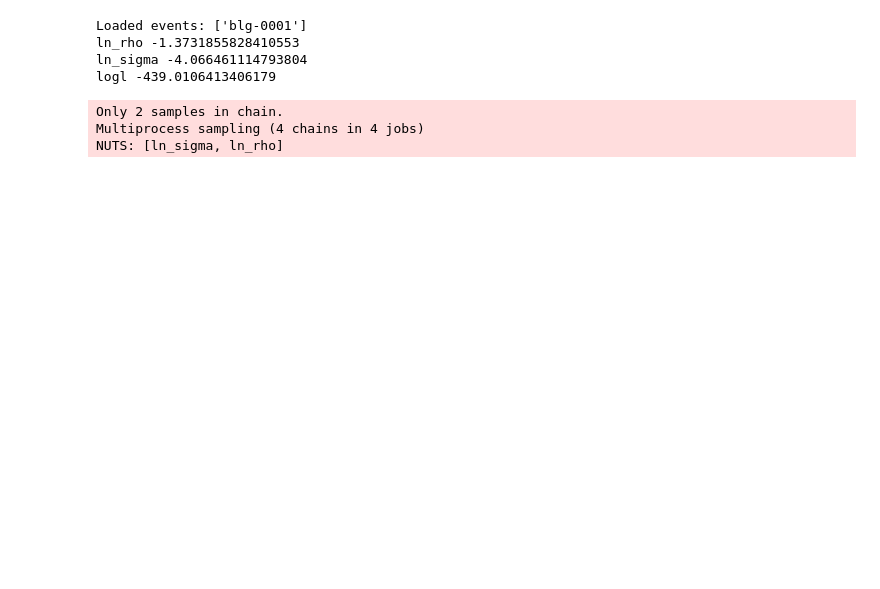
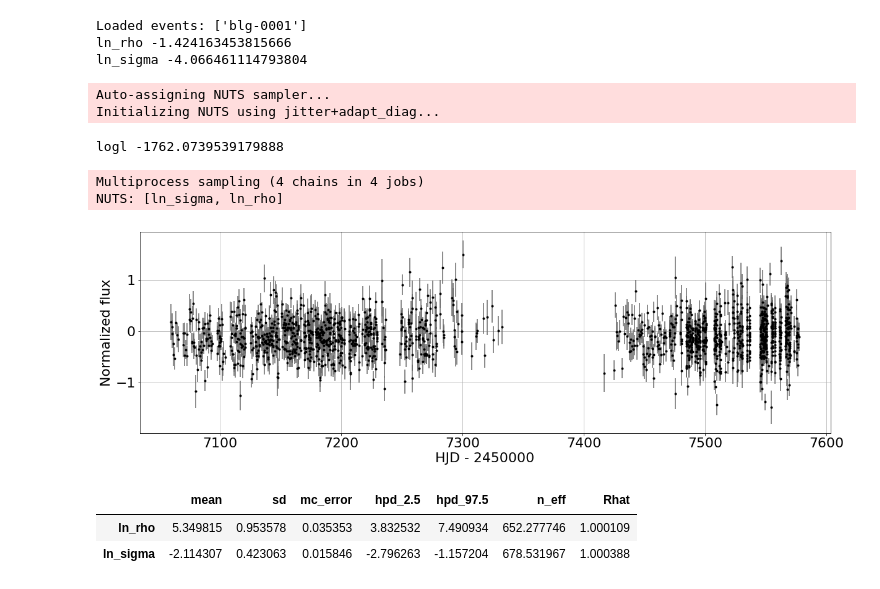
Before and after one commit to fbartolic/caustic, a Jupyter notebook: src/notebooks/testing_pymc3_celerite.ipynb, the cells around one changed output. Saved outputs shown, nothing was run; the diff lists cells and outputs as text; code cells hidden in the pictures; blank space fills up the shorter version.

```diff
--- a/src/notebooks/testing_pymc3_celerite.ipynb
+++ b/src/notebooks/testing_pymc3_celerite.ipynb
@@ -8,7 +8,6 @@ import pymc3 as pm
 import seaborn as sns
 import os
 import time
-
 
 import theano
 import theano.tensor as T
@@ -27,5 +26,6 @@ from theano_ops.celerite.celerite import log_likelihood
 from scipy.special import gamma
 from scipy.stats import invgamma
 from scipy.optimize import fsolve
+mpl.rc('text', usetex=False)
 
 %matplotlib inline
@@ -157,55 +138,46 @@ def fit_pymc3_model(t, F, sigF):
 # %%
 events = [] # event names
 lightcurves = [] # data for each event
 
 i = 0
 n_events = 1
 for entry in os.scandir('/home/star/fb90/data/OGLE_ews/2017/'):
     if entry.is_dir() and (i < n_events):
         events.append(entry.name)
         photometry = np.genfromtxt(entry.path + '/phot.dat', usecols=(0,1,2))
         lightcurves.append(photometry)
         i = i + 1
 
 print("Loaded events:", events)
 
-# Define a tuning schedule for HMC
-n_start = 25
-n_burn = 500
-n_tune = 5000
-n_window = n_start * 2 ** np.arange(np.floor(np.log2((n_tune - n_burn) / n_start)))
-n_window = np.append(n_window, n_tune - n_burn - np.sum(n_window))
-n_window = n_window.astype(int)
-np.random.seed(42)
-
-
 for event_index, lightcurve in enumerate(lightcurves):
     # Pre process the data
     t, F, sigF = process_data(lightcurve[:, 0], lightcurve[:, 1],
         lightcurve[:, 2], standardize=True)
 
-    t = t[:500]
-    F = F[:500]
-    sigF = sigF[:500]
+    t = t[:1700]
+    F = F[:1700]
+    sigF = sigF[:1700]
 
     fig, ax = plt.subplots(figsize=(20, 6))
-    fig2, ax2 = plt.subplots(figsize=(20, 6))
 
     plot_data(ax, t, F, sigF)
 
     # Fit pymc3 model
-    dense_trace, dense_time = fit_pymc3_model(t, F, sigF)
-    stats = pm.summary(dense_trace)
-    dense_time_per_eff = dense_time / stats.n_eff.min()
-    print("time per effective sample: {0:.5f} ms".format(dense_time_per_eff * 1000))
-
-    fig, ax = plt.subplots(5, 2 ,figsize=(10,10))
-    _ = pm.traceplot(dense_trace, ax=ax2)
+    dense_trace = fit_pymc3_model(t, F, sigF)
 # %% [output]
 Loaded events: ['blg-0001']
-ln_rho -1.3731855828410553
+ln_rho -1.424163453815666
 ln_sigma -4.066461114793804
-logl -439.0106413406179
-Only 2 samples in chain.
-Multiprocess sampling (4 chains in 4 jobs)
-NUTS: [ln_sigma, ln_rho]
+Auto-assigning NUTS sampler...
+Initializing NUTS using jitter+adapt_diag...
+logl -1762.0739539179888
+Multiprocess sampling (4 chains in 4 jobs)
+NUTS: [ln_sigma, ln_rho]
+[figure, added]
+# %%
+pm.stats.summary(dense_trace)
+# %% [output]
+|  | mean | sd | mc_error | hpd_2.5 | hpd_97.5 | n_eff | Rhat |
+| ln_rho | 5.349815 | 0.953578 | 0.035353 | 3.832532 | 7.490934 | 652.277746 | 1.000109 |
+| ln_sigma | -2.114307 | 0.423063 | 0.015846 | -2.796263 | -1.157204 | 678.531967 | 1.000388 |
```
Also changed, not shown: parts of 3 cells of this notebook, 11 other files.
